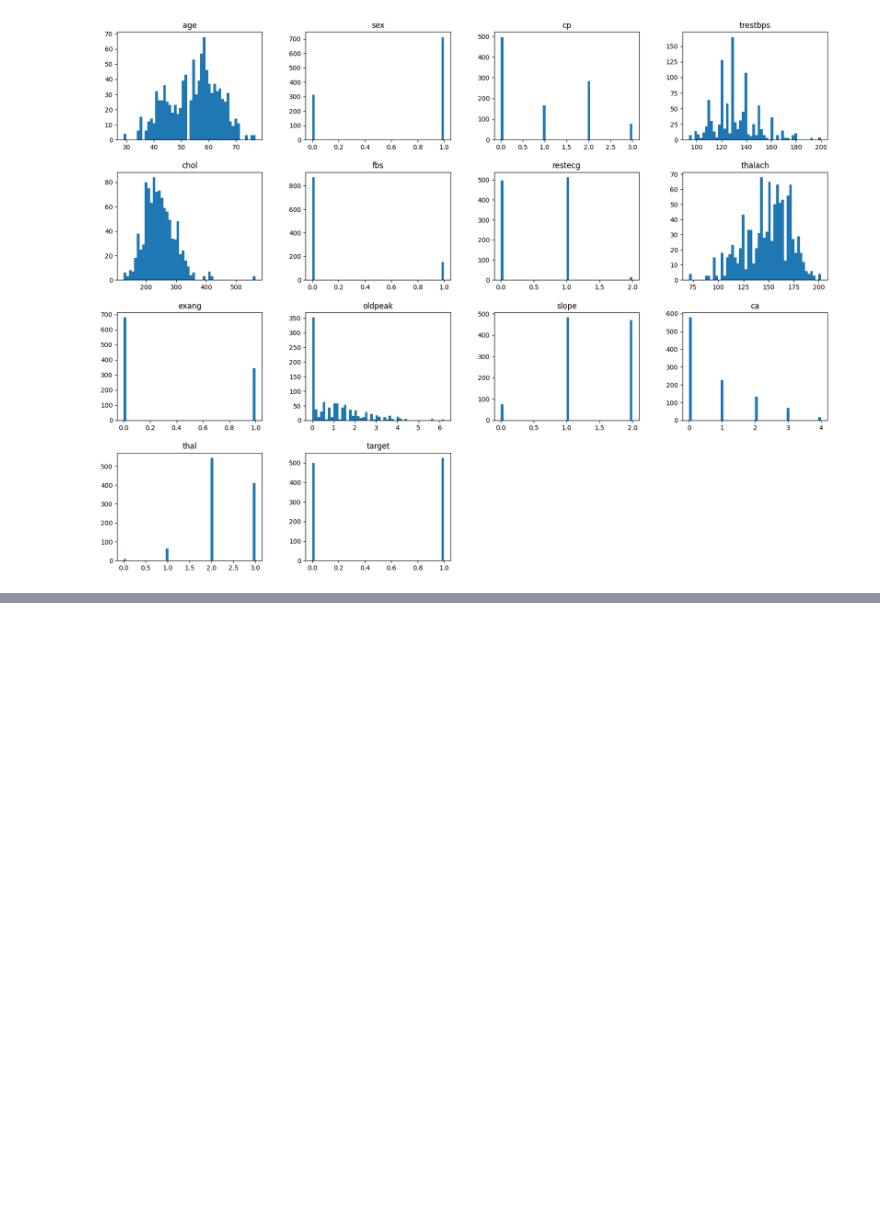
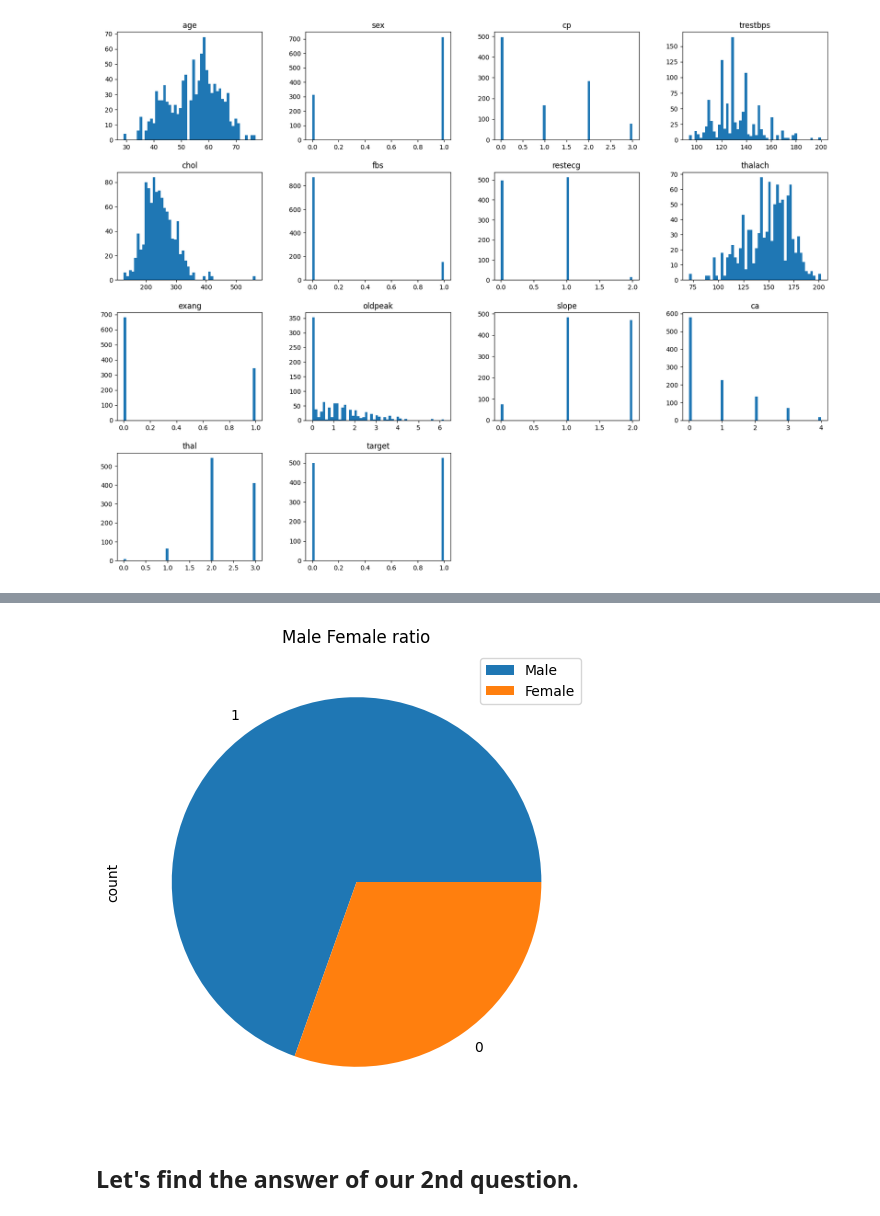
Before and after one commit to smahaduzzaman/data_anlysis, a Jupyter notebook: heart_disease_analyze.ipynb, the cells around one changed output, grey strips where cells are left out. Cells and saved outputs as stored; diff of their text form; code cells hidden in the pictures; blank space fills up the shorter version.

```diff
--- a/heart_disease_analyze.ipynb
+++ b/heart_disease_analyze.ipynb
@@ -114,0 +172,8 @@ df.describe()
+# %%
+df.sex.value_counts().plot(kind = 'pie', figsize = (8, 6))
+plt.title('Male Female ratio')
+plt.legend(['Male', 'Female']);
+# %% [output]
+[figure, added]
+# %% [markdown]
+## Let's find the answer of our 2nd question.
```
Also changed, not shown: parts of 64 cells of this notebook.
